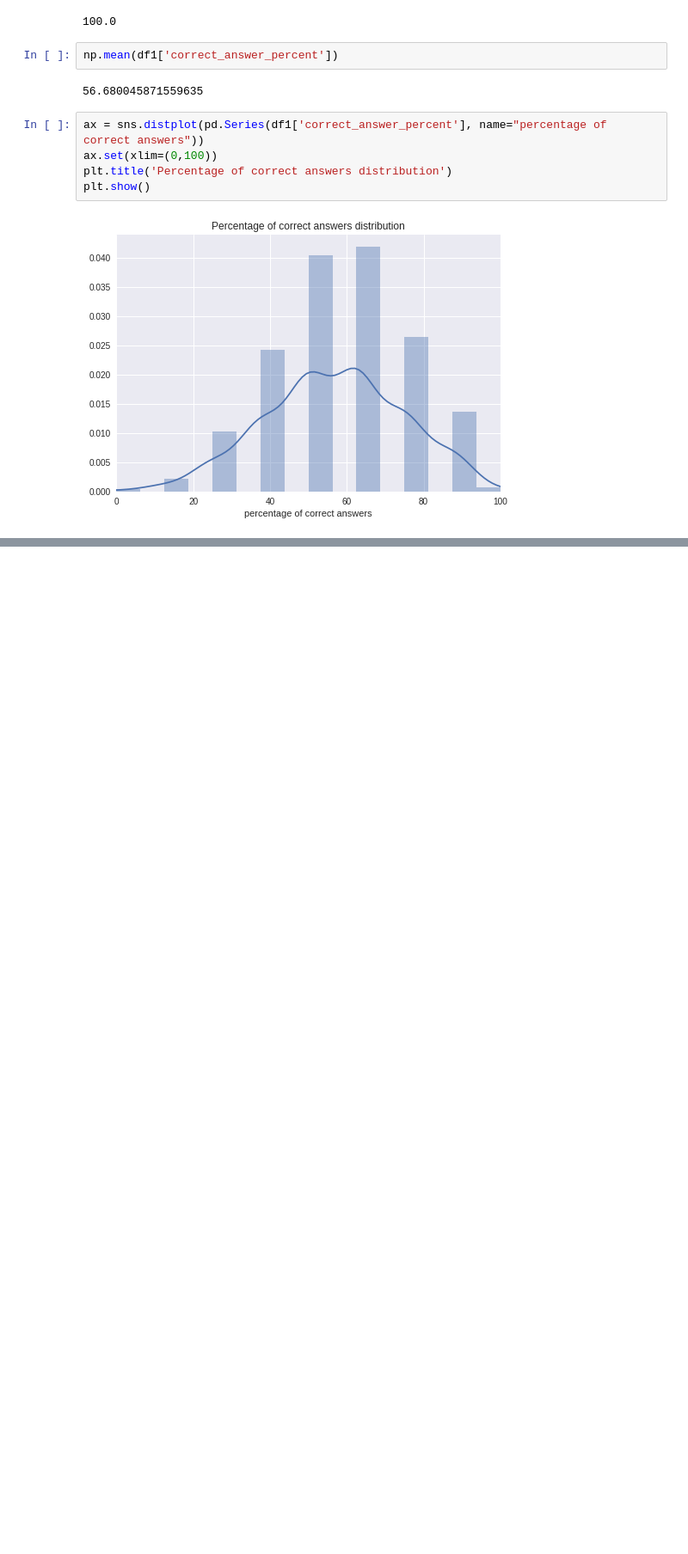
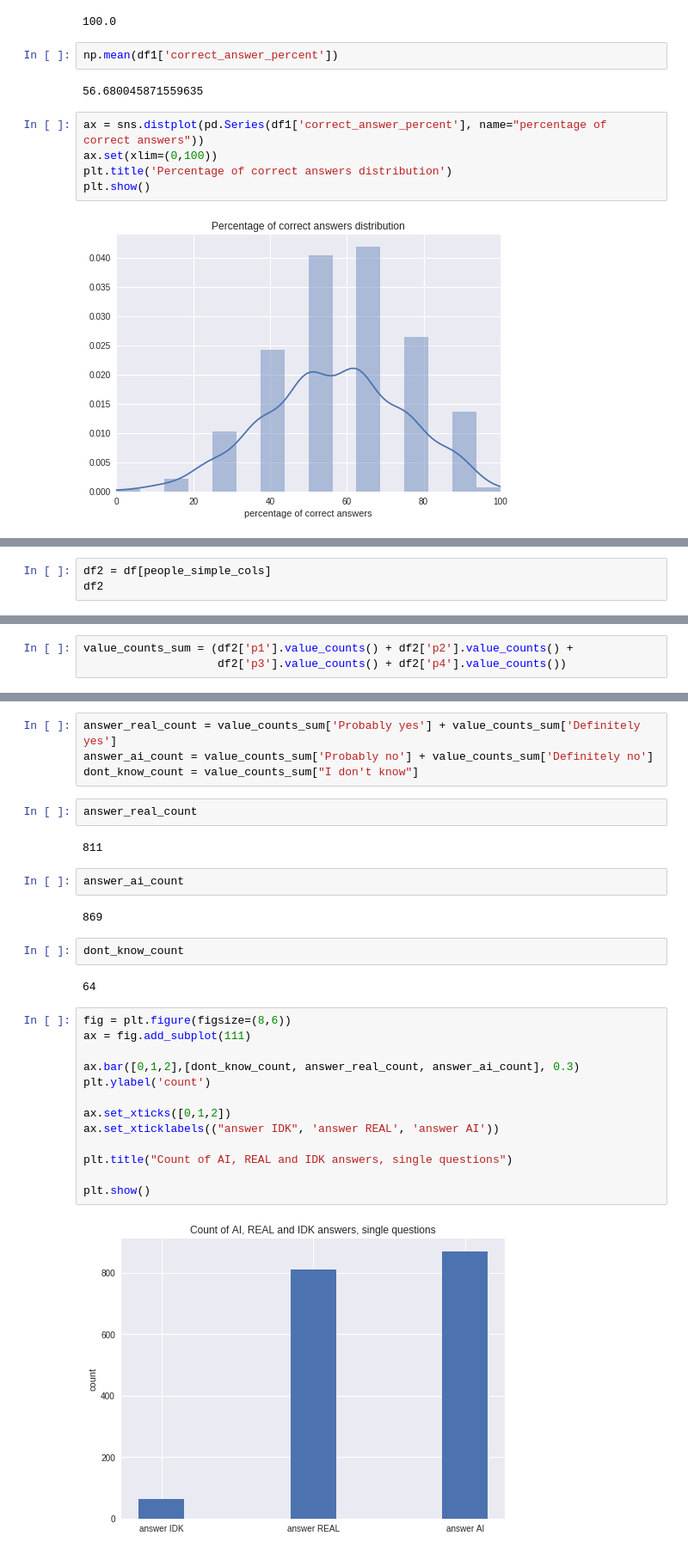
Before and after one commit to ShalyginaA/artificial-or-real-version2, a Jupyter notebook: main_analysis.ipynb, the cells around one changed output, grey strips where cells are left out. Shown: that part at 86% size. Saved outputs shown, nothing was run; the diff lists cells and outputs as text; blank space fills up the shorter version.

Commit message:
Some graphs added

```diff
--- a/main_analysis.ipynb
+++ b/main_analysis.ipynb
@@ -215,0 +218,3 @@ plt.show()
+# %%
+df2 = df[people_simple_cols]
+df2
@@ -215,0 +235,3 @@ plt.show()
+# %%
+value_counts_sum = (df2['p1'].value_counts() + df2['p2'].value_counts() +
+                    df2['p3'].value_counts() + df2['p4'].value_counts())
@@ -215,0 +247,31 @@ plt.show()
+# %%
+answer_real_count = value_counts_sum['Probably yes'] + value_counts_sum['Definitely yes']
+answer_ai_count = value_counts_sum['Probably no'] + value_counts_sum['Definitely no']
+dont_know_count = value_counts_sum["I don't know"]
+# %%
+answer_real_count
+# %% [output]
+811
+# %%
+answer_ai_count
+# %% [output]
+869
+# %%
+dont_know_count
+# %% [output]
+64
+# %%
+fig = plt.figure(figsize=(8,6))
+ax = fig.add_subplot(111)
+
+ax.bar([0,1,2],[dont_know_count, answer_real_count, answer_ai_count], 0.3)
+plt.ylabel('count')
+
+ax.set_xticks([0,1,2])
+ax.set_xticklabels(("answer IDK", 'answer REAL', 'answer AI'))
+
+plt.title("Count of AI, REAL and IDK answers, single questions")
+
+plt.show()
+# %% [output]
+[figure, added]
```
Also changed, not shown: parts of 4 cells of this notebook.
